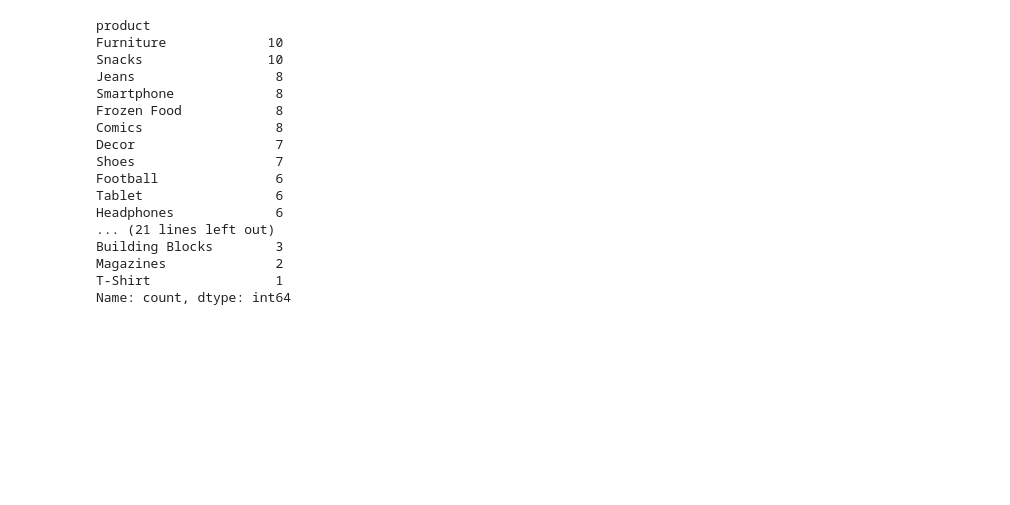
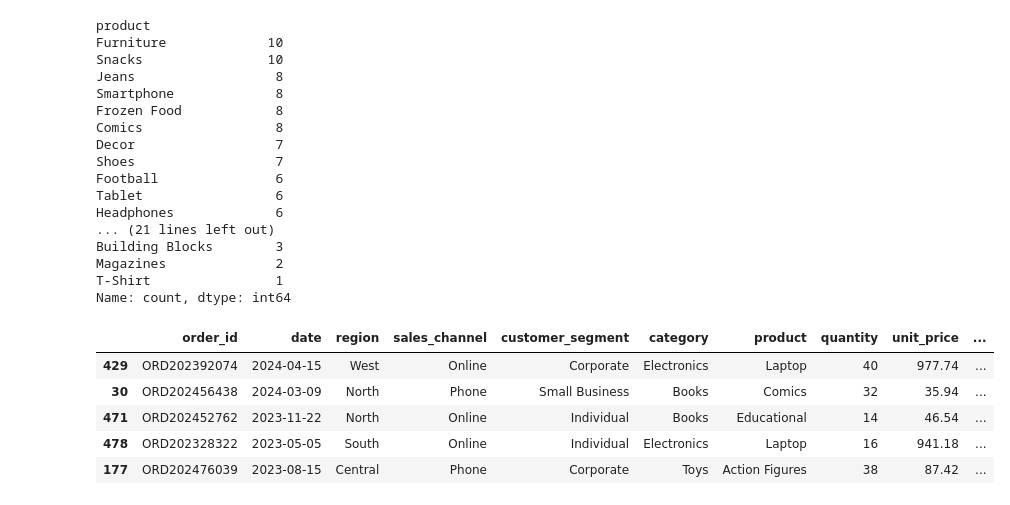
Before and after one commit to MR-pavan-patil/Pavan-Main-datascince, a Jupyter notebook: Pd & np/sales.ipynb, the cells around one changed output. Saved outputs shown, nothing was run; the diff lists cells and outputs as text; code cells hidden in the pictures; blank space fills up the shorter version.

```diff
--- a/Pd & np/sales.ipynb
+++ b/Pd & np/sales.ipynb
@@ -156,3 +156,12 @@ Building Blocks        3
 Magazines              2
 T-Shirt                1
 Name: count, dtype: int64
+# %%
+df.sample(5)
+# %% [output]
+|  | order_id | date | region | sales_channel | customer_segment | category | product | quantity | unit_price | ... |
+| 429 | ORD202392074 | 2024-04-15 | West | Online | Corporate | Electronics | Laptop | 40 | 977.74 | ... |
+| 30 | ORD202456438 | 2024-03-09 | North | Phone | Small Business | Books | Comics | 32 | 35.94 | ... |
+| 471 | ORD202452762 | 2023-11-22 | North | Online | Individual | Books | Educational | 14 | 46.54 | ... |
+| 478 | ORD202328322 | 2023-05-05 | South | Online | Individual | Electronics | Laptop | 16 | 941.18 | ... |
+| 177 | ORD202476039 | 2023-08-15 | Central | Phone | Corporate | Toys | Action Figures | 38 | 87.42 | ... |
```
Also changed, not shown: parts of 15 cells of this notebook, 5 other files.
